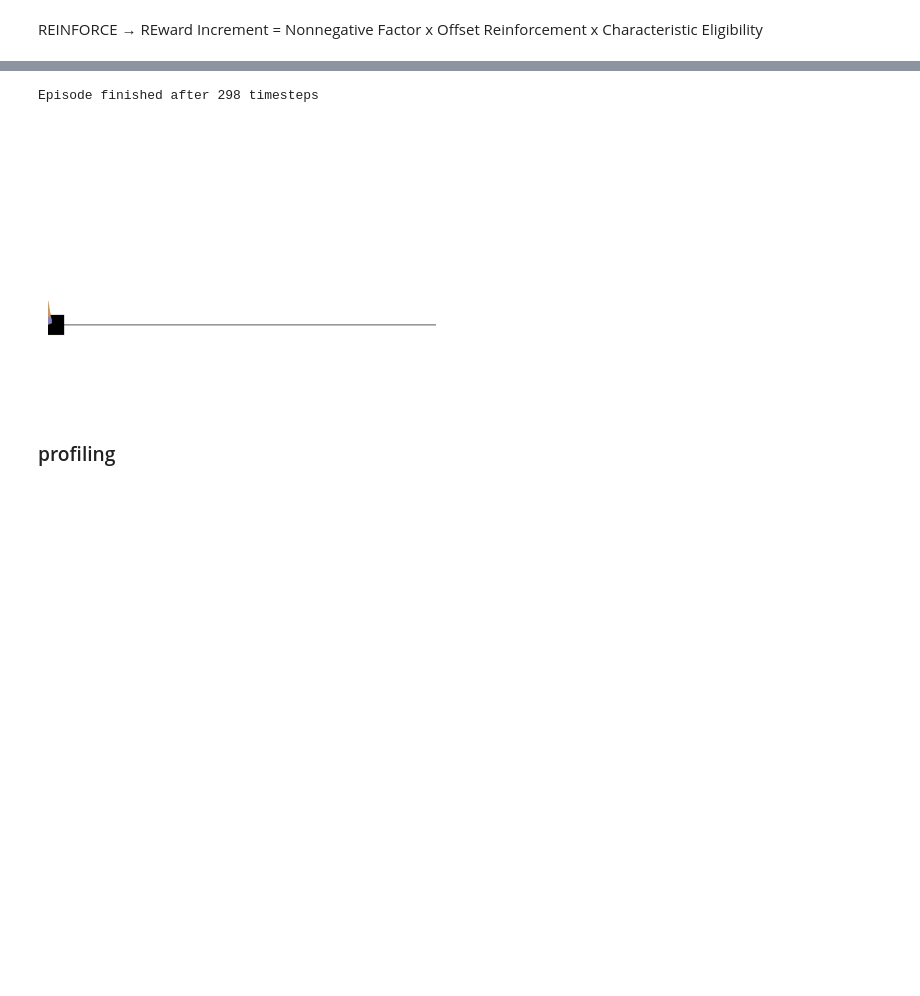
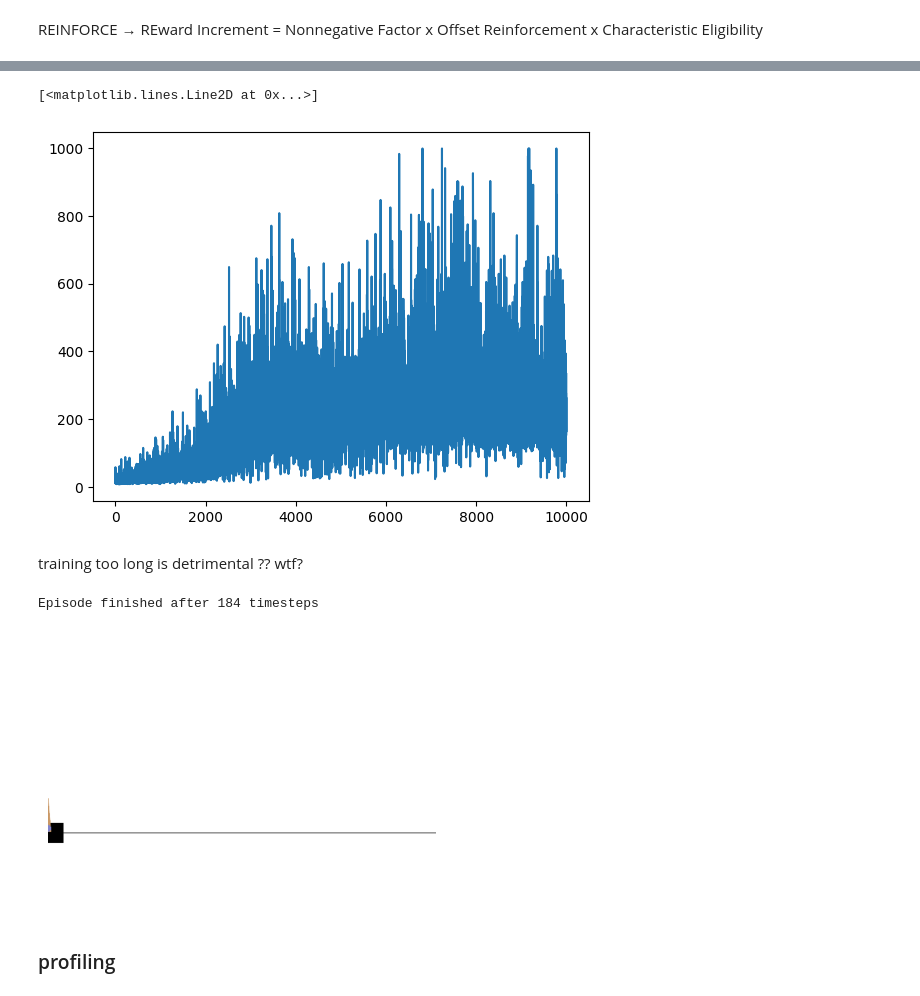
Before and after one commit to peluche/rl, a Jupyter notebook: gym.ipynb, the cells around one changed output, grey strips where cells are left out. Cells and saved outputs as stored; diff of their text form; code cells hidden in the pictures; blank space fills up the shorter version.

Commit message:
training is not really stable

```diff
--- a/gym.ipynb
+++ b/gym.ipynb
@@ -60,6 +60,7 @@ def discount_rewards(rewards, gamma):
         discounted_rewards.append(reward)
     return torch.tensor(discounted_rewards[::-1]).to(device)
 
+scores = []
 def train(model, epochs=10, lr=LR, gamma=GAMMA, max_steps=MAX_STEPS, log_every=100):
     model = model.to(device)
     model.train()
@@ -83,7 +84,7 @@ def train(model, epochs=10, lr=LR, gamma=GAMMA, max_steps=MAX_STEPS, log_every=1
         losses = []
         discounted_rewards = discount_rewards(rewards, gamma)
         normalized_discounted_rewards = (discounted_rewards - discounted_rewards.mean()) / (discounted_rewards.std() + EPS)
-        for log_prob, reward in zip(log_probs, normalized_discounted_rewards):
+        for log_prob, reward in zip(log_probs, discounted_rewards):
             losses.append(-log_prob * reward)
         loss = torch.stack(losses).sum()
         opt.zero_grad()
@@ -91,7 +92,9 @@ def train(model, epochs=10, lr=LR, gamma=GAMMA, max_steps=MAX_STEPS, log_every=1
         opt.step()
         if epoch % log_every == 0:
             print(f'{epoch:5}\t loss: {loss.item()}\t episode length: {t}')
+        scores.append(t)
     model.eval()
 
-train(policy, epochs=1000)
+train(policy, epochs=10000)
+plt.plot(scores)
 # %% [output]
@@ -108,3 +118,5 @@ train(policy, epochs=1000)
+[<matplotlib.lines.Line2D at 0x...>]
+[figure, added]
 # %%
 # save
 # ----
@@ -114,6 +126,8 @@ train(policy, epochs=1000)
 # ----
 # m = Policy(n_in=4, n_out=2).to(device)
 # m.load_state_dict(torch.load('weights/cartpole-reinforce.pt'))
+# %% [markdown]
+training too long is detrimental ?? wtf?
 # %%
 @torch.no_grad()
 def show_play(env, policy, max_steps=MAX_STEPS):
@@ -134,7 +148,7 @@ def show_play(env, policy, max_steps=MAX_STEPS):
 
 show_play(env, policy)
 # %% [output]
-Episode finished after 298 timesteps
+Episode finished after 184 timesteps
 [figure]
 # %% [markdown]
 ### profiling
```
Also changed, not shown: parts of 3 cells of this notebook.
